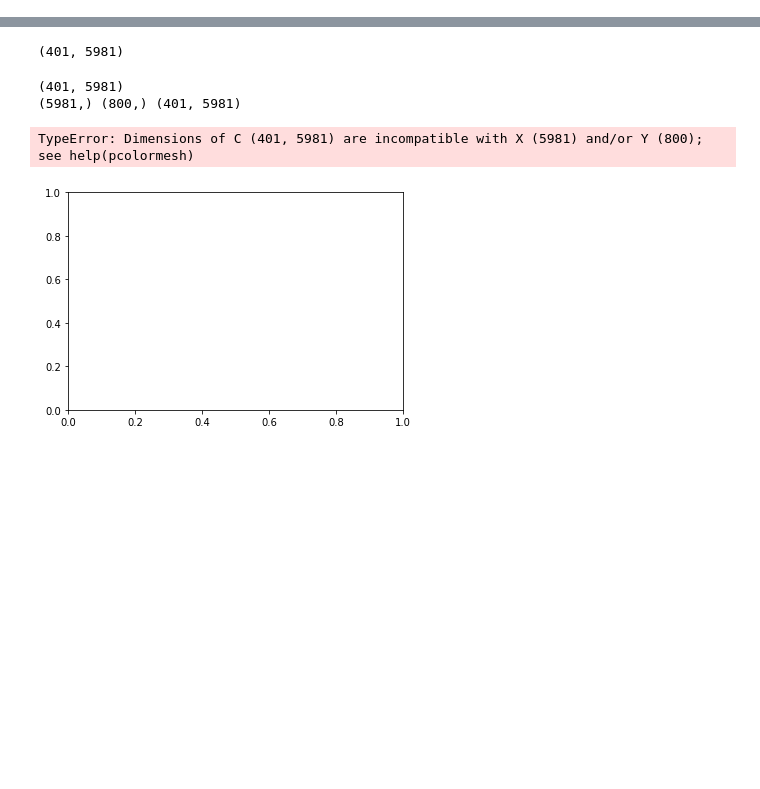
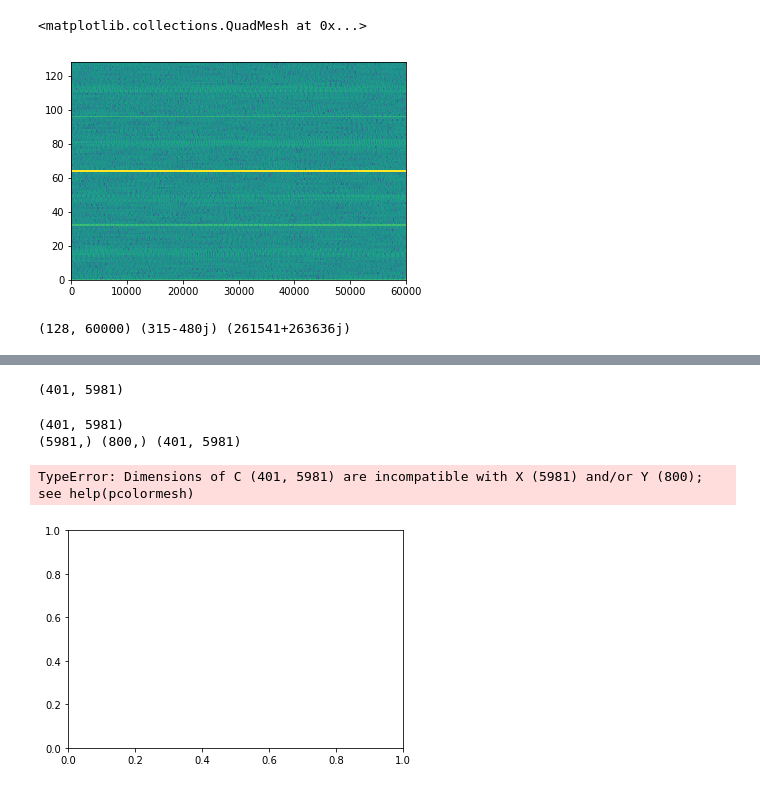
Before and after one commit to Andrew-Mackay/Adapting-the-WaveNet-Deep-Learning-Model-for-RADAR-Classification, a Jupyter notebook: notebooks/spectrogram_test.ipynb, the cells around one changed output, grey strips where cells are left out. Drawn from its saved outputs; the diff is of its cells as text; code cells hidden in the pictures; blank space fills up the shorter version.

```diff
--- a/notebooks/spectrogram_test.ipynb
+++ b/notebooks/spectrogram_test.ipynb
@@ -35 +58,13 @@ fftshifted = np.fft.fftshift(tmp, 0)
+# %%
+# shift fft
+fft_shifted = np.fft.fftshift(fft_applied, axes=(0,))
+plt.pcolormesh(20 * np.log10(np.abs(fft_shifted)))
+# %% [output]
+<matplotlib.collections.QuadMesh at 0x...>
+[figure, added]
+# %%
+print(fft_shifted.shape, fft_shifted[0][0], fft_shifted[64][0])
+# fftshift switches bottom and top halves (64,0) is equal to (0,0) of original fft
+# %% [output]
+(128, 60000) (315-480j) (261541+263636j)
 # %%
```
Also changed, not shown: parts of 31 cells of this notebook, 1 other file.
